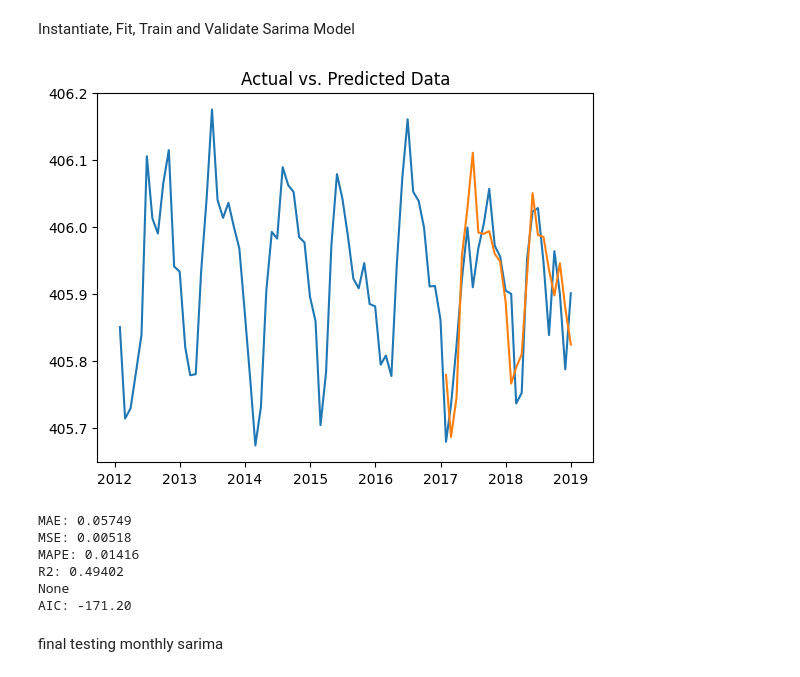
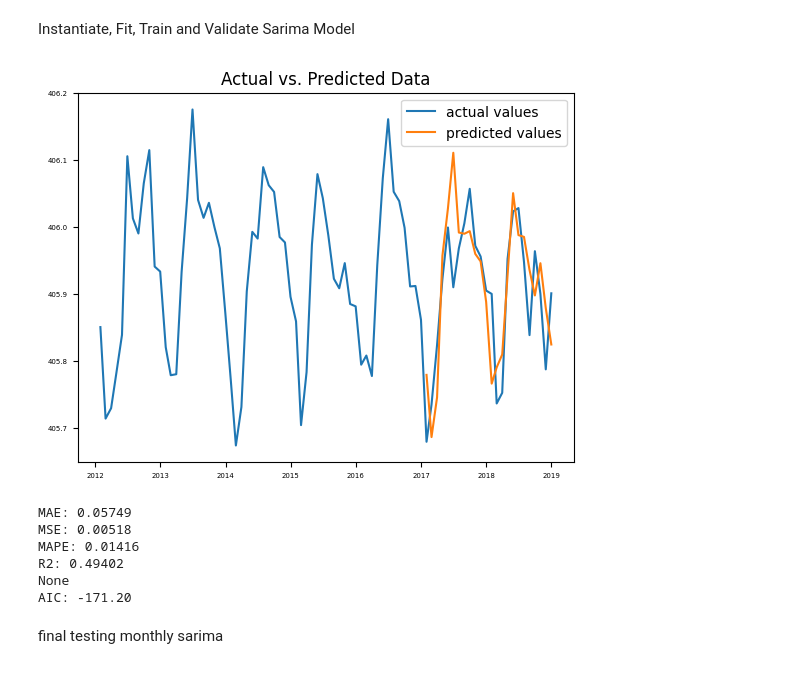
Before and after one commit to kaebry/DSF, a Jupyter notebook: Code/Univariate_Models.ipynb, the cells around one changed output. Cells and saved outputs as stored; diff of their text form; code cells hidden in the pictures.

```diff
--- a/Code/Univariate_Models.ipynb
+++ b/Code/Univariate_Models.ipynb
@@ -242,6 +243,8 @@ plt.plot(test.index, forecast_arima_monthly, label="fixed model testing")
 plt.plot(test.index, forecast_arima_monthly_wf, label="walking forward testing")
 plt.title("Actual vs. Forcasted Data")
 plt.legend()
+plt.rc('xtick', labelsize=5)
+plt.rc('ytick', labelsize=5)
 plt.show()
 
 # print performance indicators
@@ -275,21 +278,22 @@ Instantiate, Fit, Train and Validate Sarima Model
 # %%
 # instantiate and fit Sarima model manually with parameters
 # optimize for model with the lowest mean errors and the highest R2
 # here we set similar parameters like in the ARIMA model but add seasonal parameters, s=12 because we have monthly observations
 
 wf_sarima_preds, sarima_model_m= walk_forward_validation_SARIMA(train_val, test_val, (1,1,1),(2,1,1,12))
 
 # plotting actual and predicted water level
-plt.plot(train.index, train)
-plt.plot(test_val.index, wf_sarima_preds)
+plt.plot(train.index, train, label="actual values")
+plt.plot(test_val.index, wf_sarima_preds, label="predicted values")
 plt.title("Actual vs. Predicted Data")
+plt.legend()
 plt.show()
 
 # print performance indicators
 print(mean_errors(test_val, wf_sarima_preds))
 print("AIC: {:.2f}".format(sarima_model_m.aic))
 # %% [output]
-[figure, old version]
+[figure, new version]
 MAE: 0.05749
 MSE: 0.00518
 MAPE: 0.01416
```
Also changed, not shown: parts of 7 cells of this notebook.
